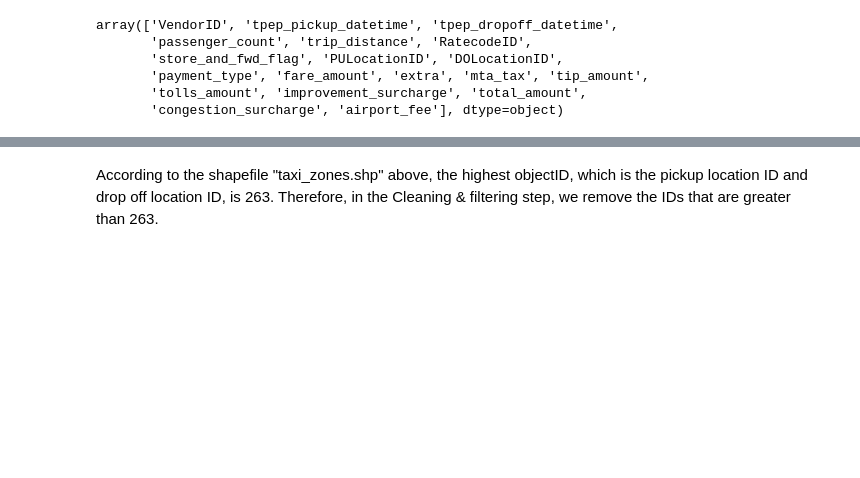
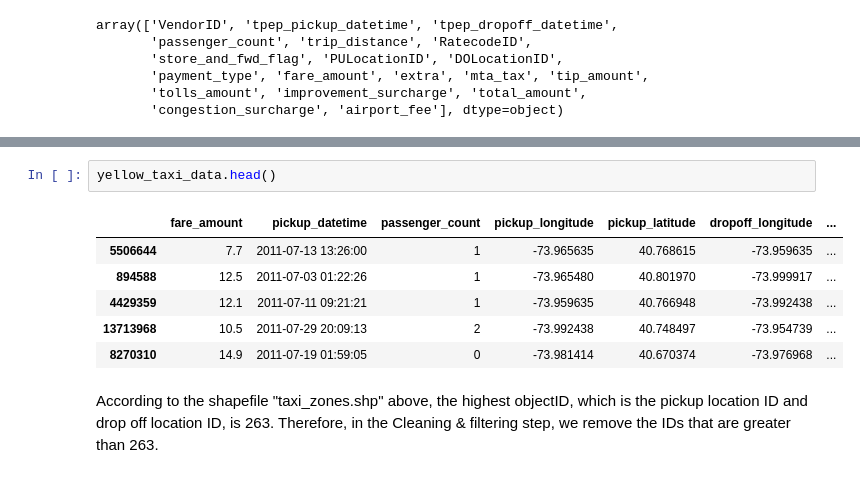
Before and after one commit to wangyf99/final-project, a Jupyter notebook: Group_project.ipynb, the cells around one changed output, grey strips where cells are left out. Cells and saved outputs as stored; diff of their text form; blank space fills up the shorter version.

```diff
--- a/Group_project.ipynb
+++ b/Group_project.ipynb
@@ -591,2 +611,11 @@ abc
+# %%
+yellow_taxi_data.head()
+# %% [output]
+|  | fare_amount | pickup_datetime | passenger_count | pickup_longitude | pickup_latitude | dropoff_longitude | ... |
+| 5506644 | 7.7 | 2011-07-13 13:26:00 | 1 | -73.965635 | 40.768615 | -73.959635 | ... |
+| 894588 | 12.5 | 2011-07-03 01:22:26 | 1 | -73.965480 | 40.801970 | -73.999917 | ... |
+| 4429359 | 12.1 | 2011-07-11 09:21:21 | 1 | -73.959635 | 40.766948 | -73.992438 | ... |
+| 13713968 | 10.5 | 2011-07-29 20:09:13 | 2 | -73.992438 | 40.748497 | -73.954739 | ... |
+| 8270310 | 14.9 | 2011-07-19 01:59:05 | 0 | -73.981414 | 40.670374 | -73.976968 | ... |
 # %% [markdown]
 According to the shapefile "taxi_zones.shp" above, the highest objectID, which is the pickup location ID and drop off location ID, is 263. Therefore, in the Cleaning & filtering step, we remove the IDs that are greater than 263.
```
Also changed, not shown: parts of 20 cells of this notebook.
